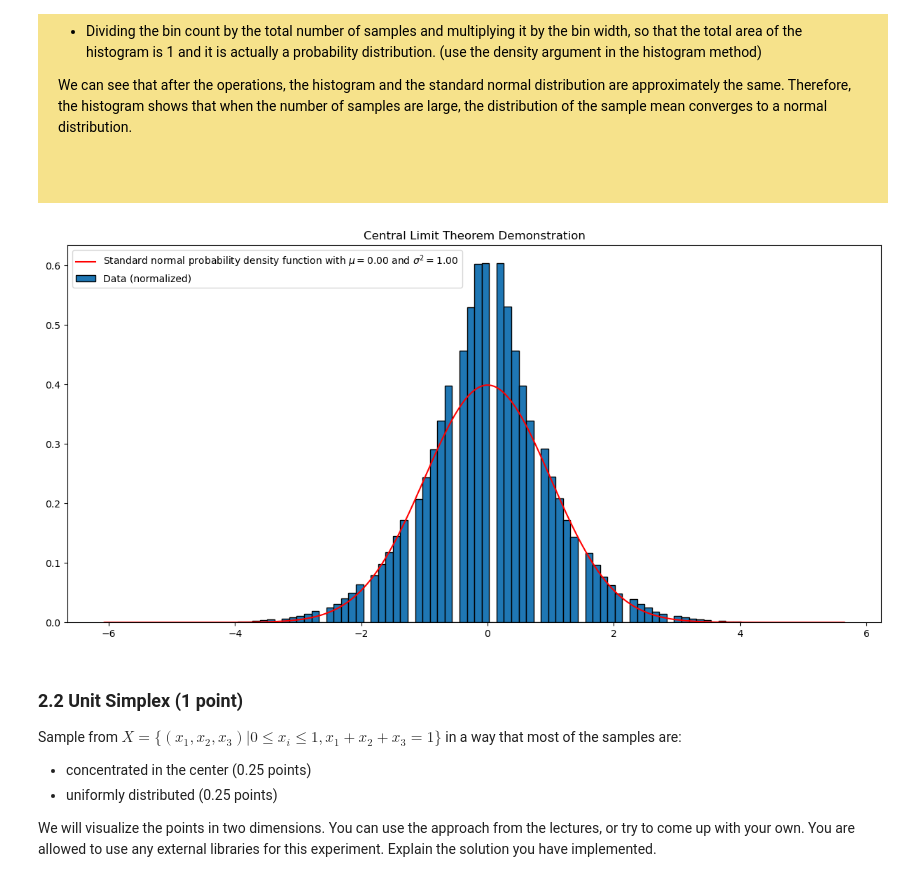
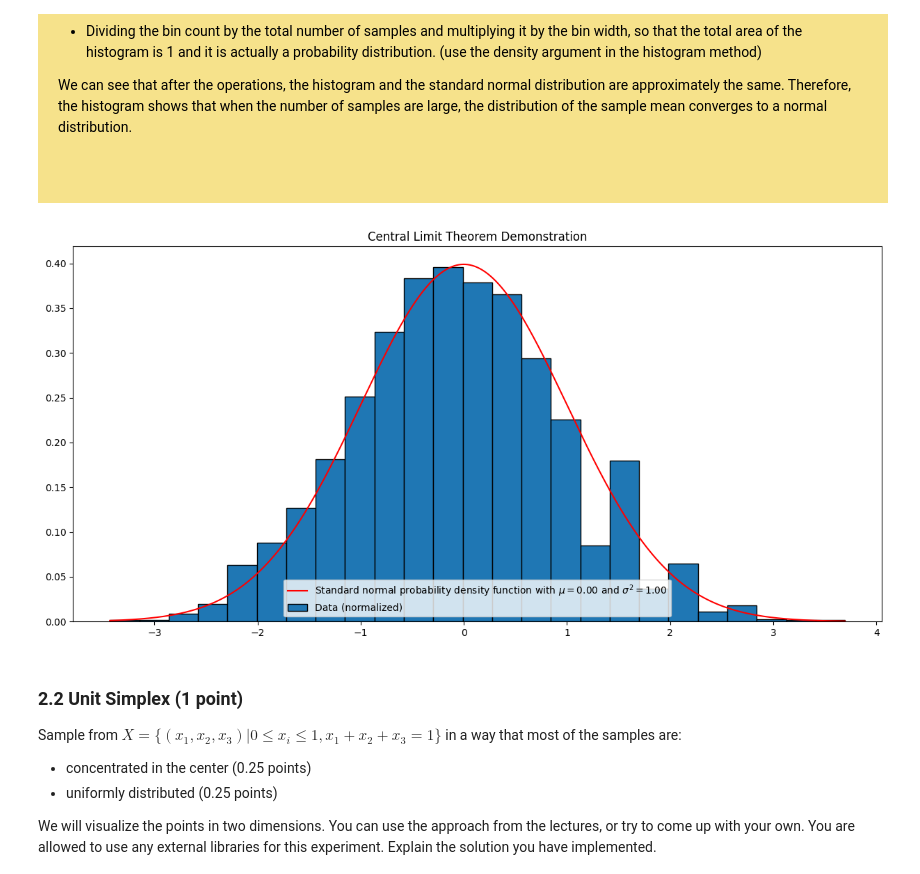
Before and after one commit to Anananas42/NP-hard-assignment2, a Jupyter notebook: Assignment3-Students.ipynb, the cells around one changed output. Saved outputs shown, nothing was run; the diff lists cells and outputs as text; code cells hidden in the pictures.

```diff
--- a/Assignment3-Students.ipynb
+++ b/Assignment3-Students.ipynb
@@ -795,40 +795,40 @@ We can see that after the operations, the histogram and the standard normal dist
 
 <br></div>
 # %%
-n_games = 100000
-n = 100
+n_games = 10000
+n = 200
 
 sums = [] # replace this with Sn from each game
 
 for _ in range(n_games):
     s = 0
     for _ in range(n):
         s += coinToss()
-        sums.append(s/n)
+    sums.append(s)
 
 std = np.std(sums)
 mean = np.mean(sums)
 standardized_sums = (sums - mean) / std
 
-n_bins = n
+n_bins = 25
 
 # Generate histogram data
 hist, bin_edges = custom_histogram(standardized_sums, n_bins, density = True) # with density scaling
 
 # Plotting the histogram as a probability distribution
 fig, ax = plt.subplots(1, 1, figsize = (15, 7))
 bin_centers = (np.diff(bin_edges) / 2 + bin_edges[:-1])
 ax.bar(bin_centers, hist, width = np.diff(bin_centers)[0], edgecolor = 'black', label = "Data (normalized)")
 
 # Plotting the actual probability density function
 xx = np.linspace(min(standardized_sums), max(standardized_sums), 1000)
 yy = [normal_pdf(x, 0, 1) for x in xx]
 ax.plot(xx, yy, color = "r", label = f"Standard normal probability density function with $\\mu = {0:0.2f}$ and $\\sigma^2 = {1:0.2f}$")
 plt.title('Central Limit Theorem Demonstration')
 ax.legend()
 plt.show()
 # %% [output]
-[figure, old version]
+[figure, new version]
 # %% [markdown]
 ### 2.2 Unit Simplex (1 point)
 Sample from $X =\{(x_1, x_2, x_3)|0 ≤ x_i ≤ 1, x_1 + x_2 + x_3 = 1\}$ in a way that most of the samples are:
```
Also changed, not shown: parts of 11 cells of this notebook.
